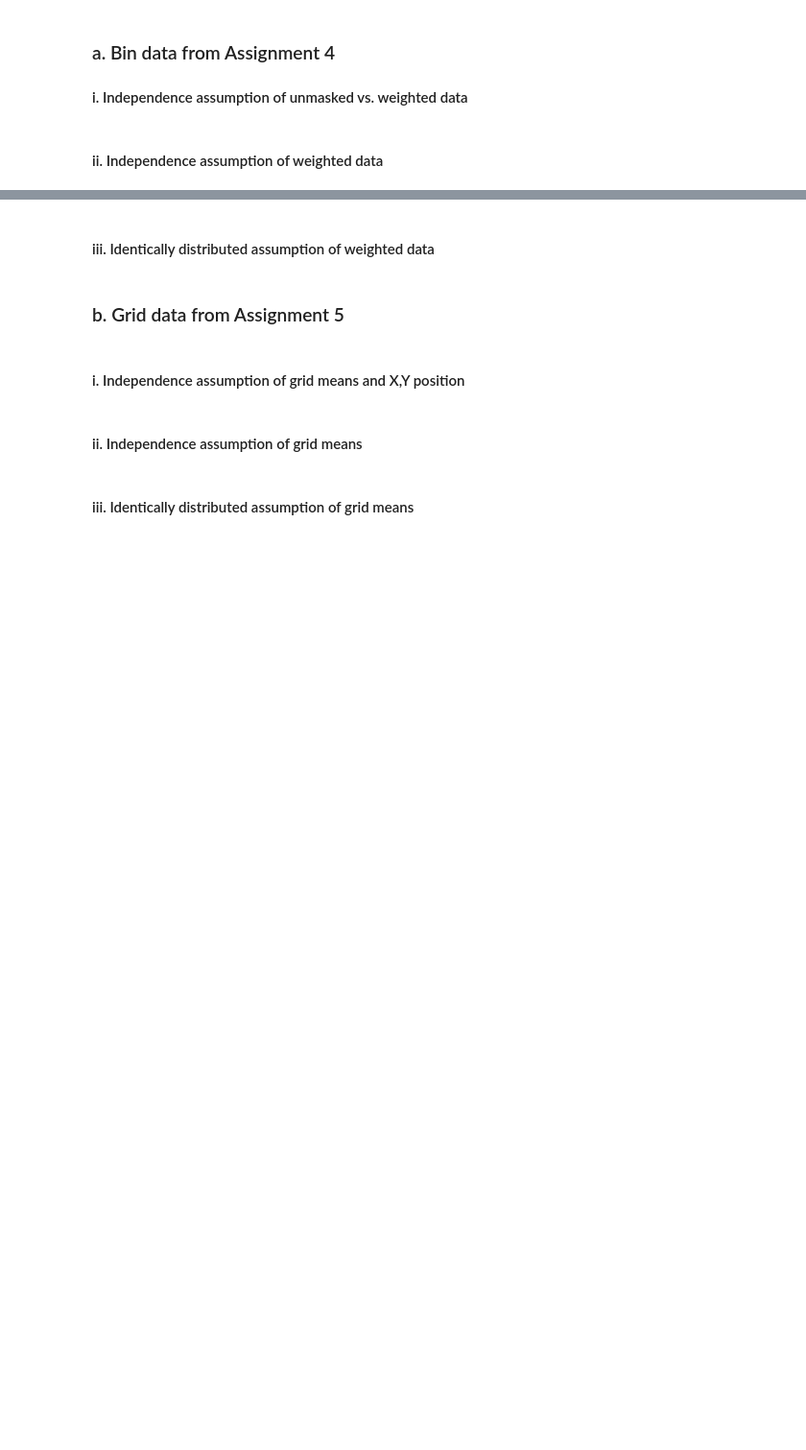
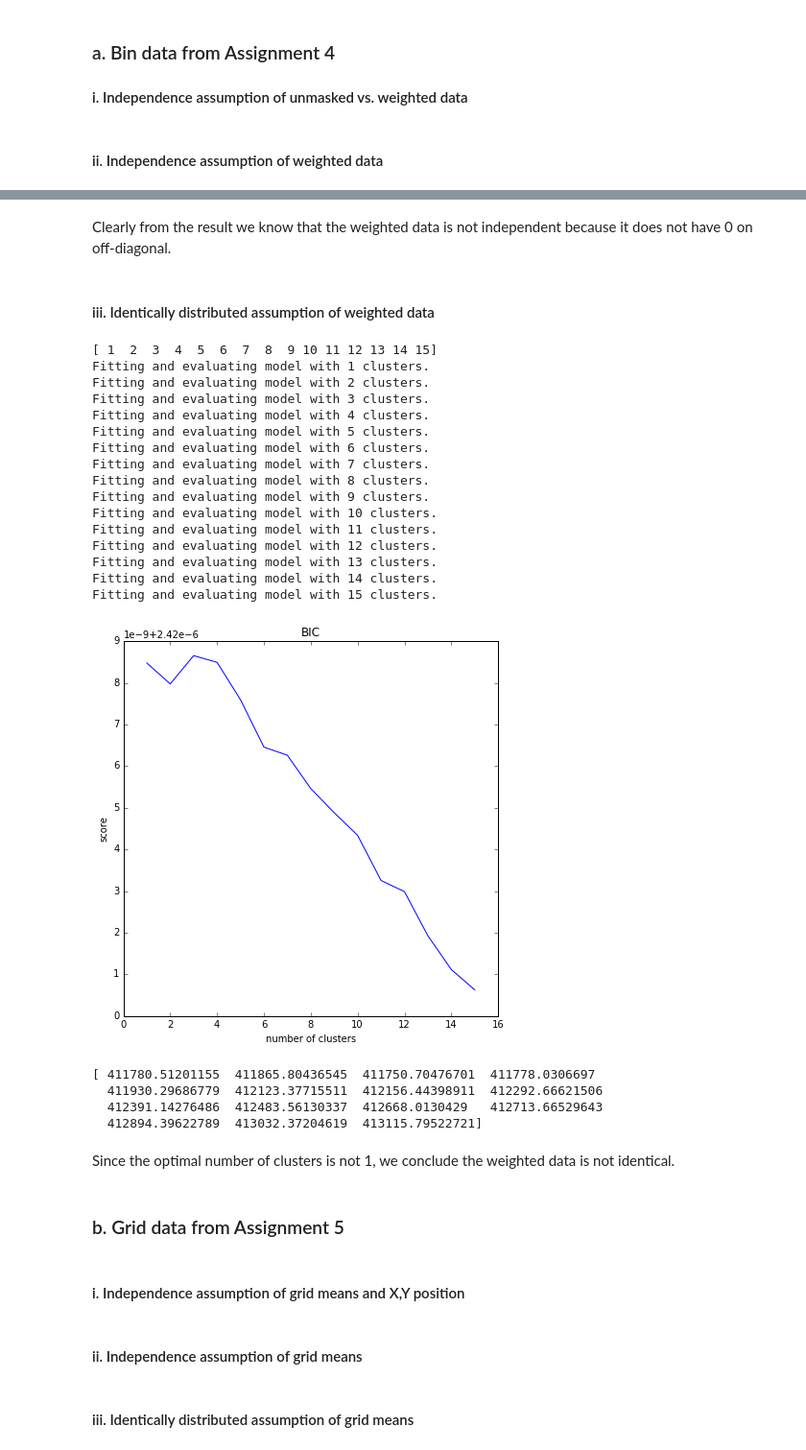
Before and after one commit to Upward-Spiral-Science/chengchang, a Jupyter notebook: Assignment 6.ipynb, the cells around one changed output, grey strips where cells are left out. Shown at 96% size. Saved outputs shown, nothing was run; the diff lists cells and outputs as text; code cells hidden in the pictures; blank space fills up the shorter version.

```diff
--- a/Assignment 6.ipynb
+++ b/Assignment 6.ipynb
@@ -29,5 +110,48 @@ df['weighted'] = df['synapses']/df['unmasked']*nvox
+# %% [markdown]
+Clearly from the result we know that the weighted data is not independent because it does not have 0 on off-diagonal.
 # %% [markdown]
 #### iii. Identically distributed assumption of weighted data
+# %%
+import sklearn.mixture
+i = np.linspace(1, 15, 15, dtype = 'int')
+print i
+bic = np.array(())
+for idx in i:
+    print "Fitting and evaluating model with " + str(idx) + " clusters."
+    gmm = sklearn.mixture.GMM(n_components=idx, n_iter=1000, covariance_type = 'diag')
+    gmm.fit(out)
+    bic = np.append(bic, gmm.bic(out))
+plt.figure(figsize=(7, 7))
+plt.plot(i, 1.0/bic)
+plt.title('BIC')
+plt.ylabel('score')
+plt.xlabel('number of clusters')
+plt.show()
+print bic
+# %% [output]
+[ 1  2  3  4  5  6  7  8  9 10 11 12 13 14 15]
+Fitting and evaluating model with 1 clusters.
+Fitting and evaluating model with 2 clusters.
+Fitting and evaluating model with 3 clusters.
+Fitting and evaluating model with 4 clusters.
+Fitting and evaluating model with 5 clusters.
+Fitting and evaluating model with 6 clusters.
+Fitting and evaluating model with 7 clusters.
+Fitting and evaluating model with 8 clusters.
+Fitting and evaluating model with 9 clusters.
+Fitting and evaluating model with 10 clusters.
+Fitting and evaluating model with 11 clusters.
+Fitting and evaluating model with 12 clusters.
+Fitting and evaluating model with 13 clusters.
+Fitting and evaluating model with 14 clusters.
+Fitting and evaluating model with 15 clusters.
+[figure, added]
+[ 411780.51201155  411865.80436545  411750.70476701  411778.0306697
+  411930.29686779  412123.37715511  412156.44398911  412292.66621506
+  412391.14276486  412483.56130337  412668.0130429   412713.66529643
+  412894.39622789  413032.37204619  413115.79522721]
+# %% [markdown]
+Since the optimal number of clusters is not 1, we conclude the weighted data is not identical.
 # %% [markdown]
 ### b. Grid data from Assignment 5
 # %%
```
Also changed, not shown: parts of 4 cells of this notebook.
